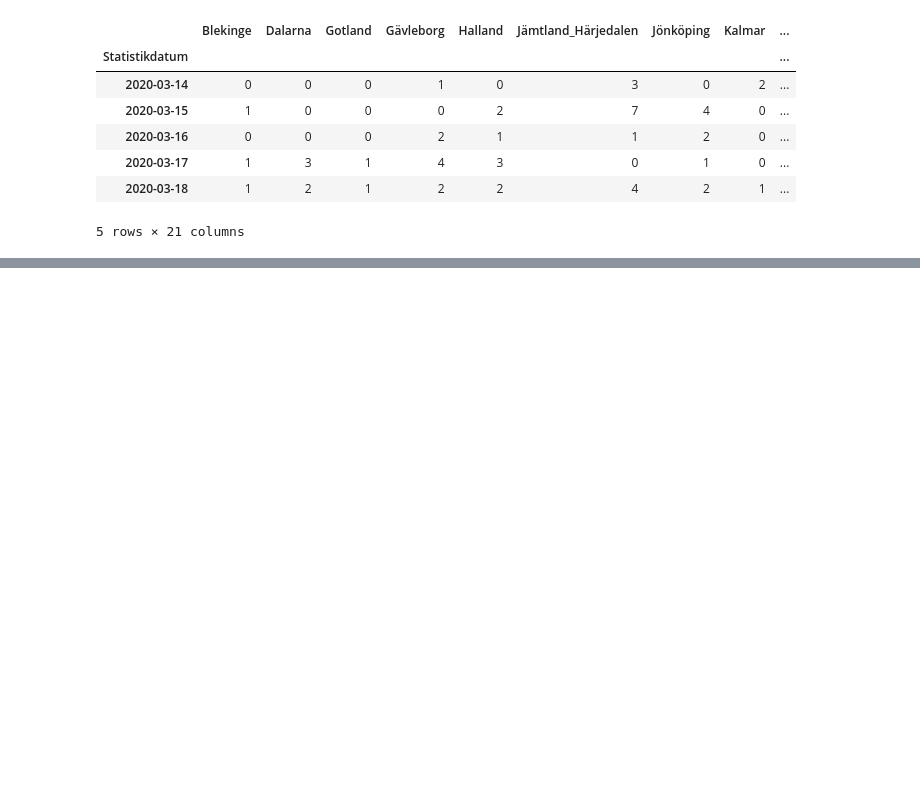
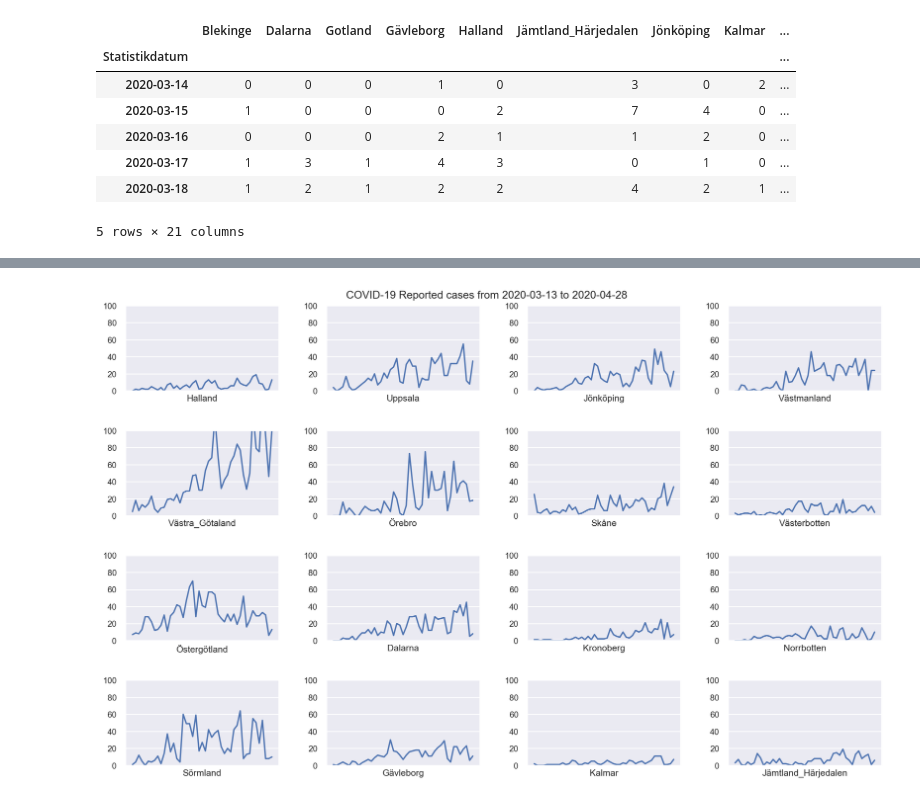
Before and after one commit to vistio/COVID19, a Jupyter notebook: region_heatmap.ipynb, the cells around one changed output, grey strips where cells are left out. Saved outputs shown, nothing was run; the diff lists cells and outputs as text; code cells hidden in the pictures; blank space fills up the shorter version.

Commit message:
updated data

```diff
--- a/region_heatmap.ipynb
+++ b/region_heatmap.ipynb
@@ -55,0 +56,44 @@ plt.savefig('graphs/cases_heatmap.png', bbox_inches='tight')
+# %%
+f2, ax2 = plt.subplots(nrows=4, ncols=4, figsize=(12,8), dpi=200)
+
+regions = [
+    'Halland',
+    'Västra_Götaland',
+    'Östergötland',
+    'Sörmland',
+
+    'Uppsala',
+    'Örebro',
+    'Dalarna',
+    'Gävleborg',
+
+    'Jönköping',
+    'Skåne',
+    'Kronoberg',
+    'Kalmar',
+
+    'Västmanland',
+    'Västerbotten',
+    'Norrbotten',
+    'Jämtland_Härjedalen'
+]
+
+g = [None] * len(regions)
+
+i, j = (0,0)
+for r in regions:
+    g[i] = sns.lineplot(data=cases[:-1], x=cases.index[:-1], y=r, ax=ax2[i][j])
+    ax2[i][j].set_xlabel(r)
+    i = i+1
+    if i==4:
+        j = j+1
+        i = 0
+
+f2.suptitle('COVID-19 Reported cases from 2020-03-13 to 2020-04-28')
+plt.tight_layout(rect=[0, 0.03, 1, 0.97])
+tmp = plt.setp(ax2, xticks=[], ylabel=None, ylim=(0,100))
+#tmp = plt.setp(ax2, xticks=[], ylabel=None)
+
+plt.savefig('reported_cases_graphs.png', bbox_inches='tight')
+# %% [output]
+[figure, added]
```
Also changed, not shown: parts of 2 cells of this notebook, 12 other files.
